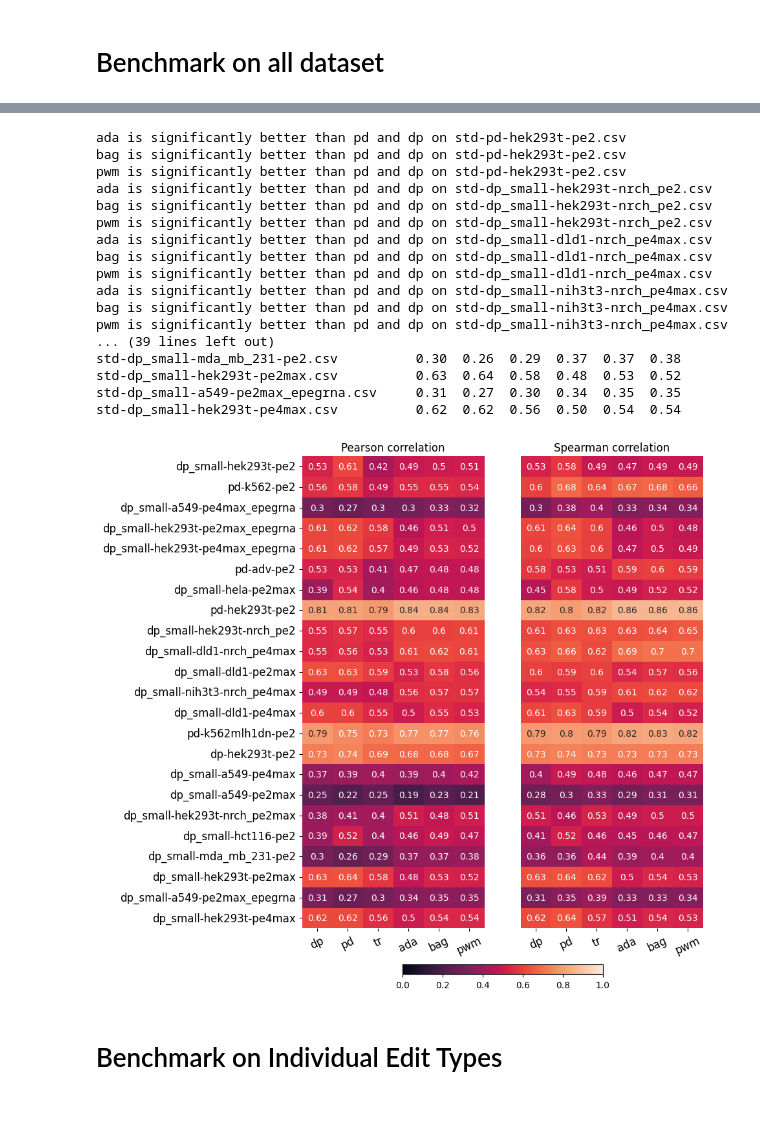
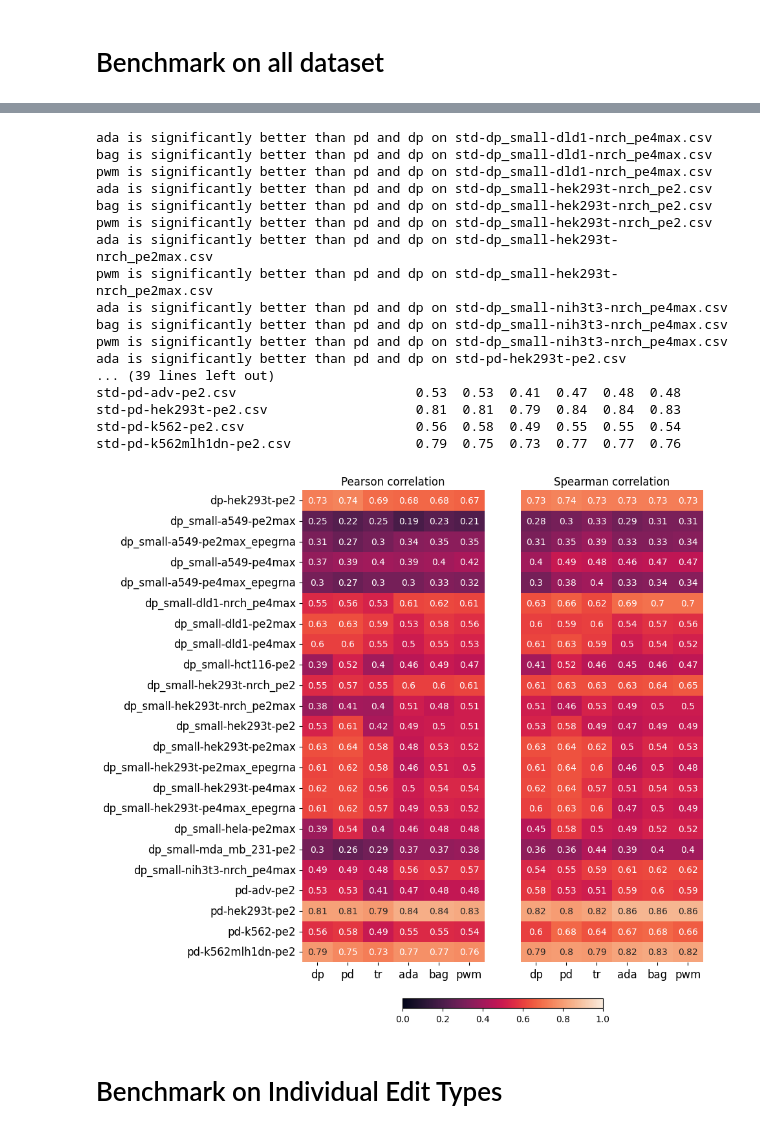
Before and after one commit to PeihengLu/ox-dissertation, a Jupyter notebook: benchmark.ipynb, the cells around one changed output, grey strips where cells are left out. Drawn from its saved outputs; the diff is of its cells as text; code cells hidden in the pictures.

```diff
--- a/benchmark.ipynb
+++ b/benchmark.ipynb
@@ -113,6 +113,11 @@ import pandas as pd
 
 df_pearson = pd.read_csv(pjoin('models', 'data', 'performance', 'all_models_pearson.csv'), index_col=0)
 df_spearman = pd.read_csv(pjoin('models', 'data', 'performance', 'all_models_spearman.csv'), index_col=0)
+
+# sort the models based on dataset name
+df_pearson = df_pearson.reindex(sorted(df_pearson.columns), axis=1)
+df_spearman = df_spearman.reindex(sorted(df_spearman.columns), axis=1)
+
 # each cell is a list
 df_pearson = df_pearson.applymap(lambda x: literal_eval(x))
 df_spearman = df_spearman.applymap(lambda x: literal_eval(x))
@@ -158,45 +163,45 @@ df_spearman_mean = df_spearman_mean.drop(columns=['mlp', 'rf', 'xgb', 'ridge'])
 print(df_pearson_mean)
 # plot the results in heatmap
 fig, axes = plt.subplots(1, 2, figsize=(8, 12))
 sns.heatmap(df_pearson_mean, annot=True, ax=axes[0], vmin=0, vmax=1, cbar=False)
 axes[0].set_title('Pearson correlation')
 sns.heatmap(df_spearman_mean, annot=True, ax=axes[1], vmin=0, vmax=1, cbar=False)
 axes[1].set_title('Spearman correlation')
 # axes 1 should have no y label
 # use one cbar for both axes
 fig.colorbar(axes[0].collections[0], ax=axes, location='bottom'
              ,orientation='horizontal', shrink=0.5, pad=0.06)
 axes[1].set_ylabel('')
 axes[1].set_yticks([])
 
 # remove the suffix of the dataset name at y axis
 axes[0].set_yticklabels(['-'.join(x.split('.')[0].split('-')[1:]) for x in df_pearson_mean.index])
 
 # update font size of the axes
 for ax in axes:
     ax.tick_params(axis='both', which='major', labelsize=12)
-    ax.set_xticklabels(ax.get_xticklabels(), rotation=25)
+    ax.set_xticklabels(ax.get_xticklabels(), rotation=0)
 # plt.tight_layout()
 plt.savefig(pjoin('dissertation', 'figures', 'all_models_performance.png'), dpi=300, bbox_inches='tight')
 # %% [output]
-ada is significantly better than pd and dp on std-pd-hek293t-pe2.csv
-bag is significantly better than pd and dp on std-pd-hek293t-pe2.csv
-pwm is significantly better than pd and dp on std-pd-hek293t-pe2.csv
+ada is significantly better than pd and dp on std-dp_small-dld1-nrch_pe4max.csv
+bag is significantly better than pd and dp on std-dp_small-dld1-nrch_pe4max.csv
+pwm is significantly better than pd and dp on std-dp_small-dld1-nrch_pe4max.csv
 ada is significantly better than pd and dp on std-dp_small-hek293t-nrch_pe2.csv
 bag is significantly better than pd and dp on std-dp_small-hek293t-nrch_pe2.csv
 pwm is significantly better than pd and dp on std-dp_small-hek293t-nrch_pe2.csv
-ada is significantly better than pd and dp on std-dp_small-dld1-nrch_pe4max.csv
-bag is significantly better than pd and dp on std-dp_small-dld1-nrch_pe4max.csv
-pwm is significantly better than pd and dp on std-dp_small-dld1-nrch_pe4max.csv
+ada is significantly better than pd and dp on std-dp_small-hek293t-nrch_pe2max.csv
+pwm is significantly better than pd and dp on std-dp_small-hek293t-nrch_pe2max.csv
 ada is significantly better than pd and dp on std-dp_small-nih3t3-nrch_pe4max.csv
 bag is significantly better than pd and dp on std-dp_small-nih3t3-nrch_pe4max.csv
 pwm is significantly better than pd and dp on std-dp_small-nih3t3-nrch_pe4max.csv
+ada is significantly better than pd and dp on std-pd-hek293t-pe2.csv
 ... (39 lines left out)
-std-dp_small-mda_mb_231-pe2.csv          0.30  0.26  0.29  0.37  0.37  0.38
-std-dp_small-hek293t-pe2max.csv          0.63  0.64  0.58  0.48  0.53  0.52
-std-dp_small-a549-pe2max_epegrna.csv     0.31  0.27  0.30  0.34  0.35  0.35
-std-dp_small-hek293t-pe4max.csv          0.62  0.62  0.56  0.50  0.54  0.54
+std-pd-adv-pe2.csv                       0.53  0.53  0.41  0.47  0.48  0.48
+std-pd-hek293t-pe2.csv                   0.81  0.81  0.79  0.84  0.84  0.83
+std-pd-k562-pe2.csv                      0.56  0.58  0.49  0.55  0.55  0.54
+std-pd-k562mlh1dn-pe2.csv                0.79  0.75  0.73  0.77  0.77  0.76
-[figure, old version]
+[figure, new version]
 # %% [markdown]
 # Benchmark on Individual Edit Types
 # %%
```
Also changed, not shown: parts of 1 cell of this notebook, 31 other files.
